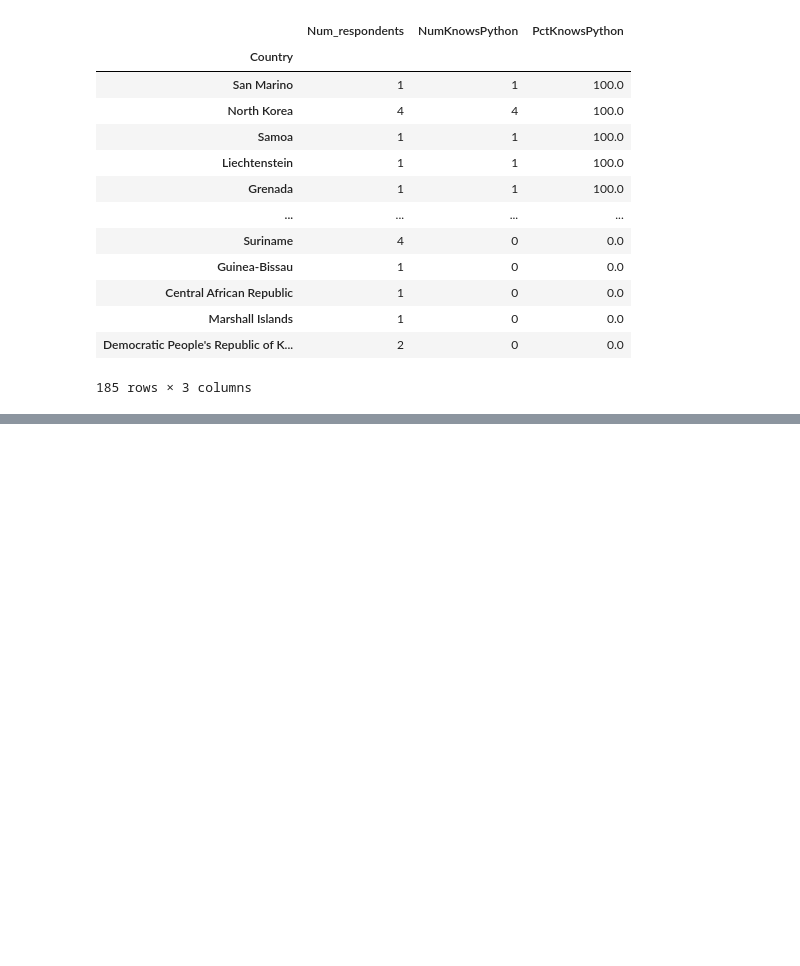
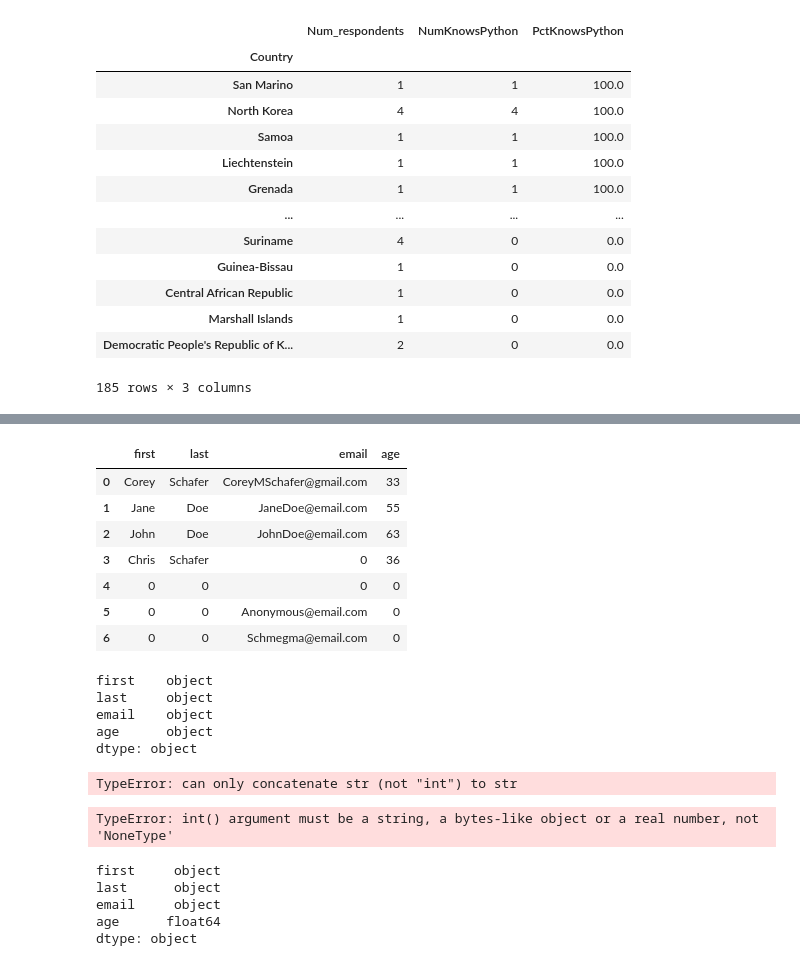
Before and after one commit to Kaiser2510/Corey_Schafer, a Jupyter notebook: Corey_Pandas_Notes.ipynb, the cells around one changed output, grey strips where cells are left out. Cells and saved outputs as stored; diff of their text form; code cells hidden in the pictures; blank space fills up the shorter version.

```diff
--- a/Corey_Pandas_Notes.ipynb
+++ b/Corey_Pandas_Notes.ipynb
@@ -1192,0 +1286,32 @@ python_df
+# %%
+df.fillna(0)
+# %% [output]
+|  | first | last | email | age |
+| 0 | Corey | Schafer | CoreyMSchafer@gmail.com | 33 |
+| 1 | Jane | Doe | JaneDoe@email.com | 55 |
+| 2 | John | Doe | JohnDoe@email.com | 63 |
+| 3 | Chris | Schafer | 0 | 36 |
+| 4 | 0 | 0 | 0 | 0 |
+| 5 | 0 | 0 | Anonymous@email.com | 0 |
+| 6 | 0 | 0 | Schmegma@email.com | 0 |
+# %%
+# what type of data are the values ?
+df.dtypes
+# → this is a str (obj)
+# %% [output]
+first    object
+last     object
+email    object
+age      object
+dtype: object
+# %%
+# would not work if i would want to get the median age
+df["age"].mean()
+# %% [output]
+TypeError: can only concatenate str (not "int") to str
+# %%
+# we will now have to convert it
+df["age"] = df["age"].astype(int)
+# does not work because we have nan values
+# %% [output]
+TypeError: int() argument must be a string, a bytes-like object or a real number, not 'NoneType'
@@ -1192,0 +1321,8 @@ python_df
+# %%
+df.dtypes
+# %% [output]
+first     object
+last      object
+email     object
+age      float64
+dtype: object
```
Also changed, not shown: parts of 18 cells of this notebook.
